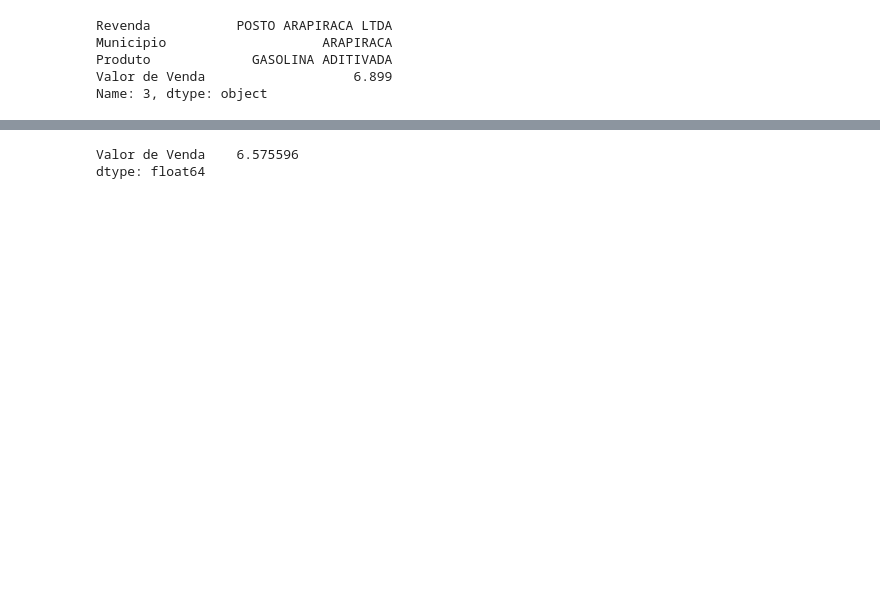
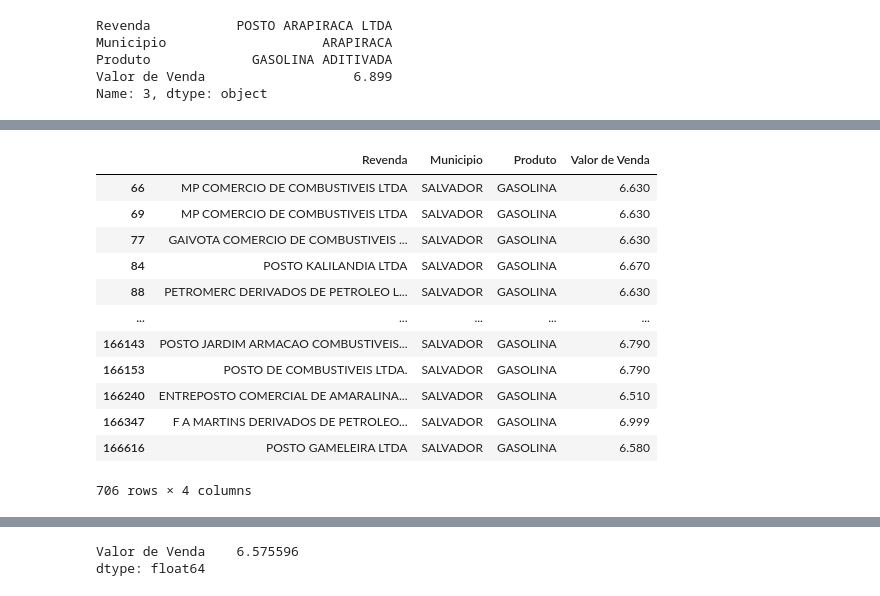
Before and after one commit to grazi-rodrigues/AnimaCursoDeExtensaoPythonPandas2023, a Jupyter notebook: Primeiro_Exemplo_em_Pandas.ipynb, the cells around one changed output, grey strips where cells are left out. Drawn from its saved outputs; the diff is of its cells as text; code cells hidden in the pictures; blank space fills up the shorter version.

```diff
--- a/Primeiro_Exemplo_em_Pandas.ipynb
+++ b/Primeiro_Exemplo_em_Pandas.ipynb
@@ -162 +249,18 @@ Name: 3, dtype: object
+# %%
+# Filtrando as linhas onde o Municipio seja SALVADOR e Produto seja GASOLINA
+ca_df.loc[(ca_df['Municipio'] == 'SALVADOR') & (ca_df['Produto'] == 'GASOLINA')]
+# %% [output]
+|  | Revenda | Municipio | Produto | Valor de Venda |
+| 66 | MP COMERCIO DE COMBUSTIVEIS LTDA | SALVADOR | GASOLINA | 6.630 |
+| 69 | MP COMERCIO DE COMBUSTIVEIS LTDA | SALVADOR | GASOLINA | 6.630 |
+| 77 | GAIVOTA COMERCIO DE COMBUSTIVEIS ... | SALVADOR | GASOLINA | 6.630 |
+| 84 | POSTO KALILANDIA LTDA | SALVADOR | GASOLINA | 6.670 |
+| 88 | PETROMERC DERIVADOS DE PETROLEO L... | SALVADOR | GASOLINA | 6.630 |
+| ... | ... | ... | ... | ... |
+| 166143 | POSTO JARDIM ARMACAO COMBUSTIVEIS... | SALVADOR | GASOLINA | 6.790 |
+| 166153 | POSTO DE COMBUSTIVEIS LTDA. | SALVADOR | GASOLINA | 6.790 |
+| 166240 | ENTREPOSTO COMERCIAL DE AMARALINA... | SALVADOR | GASOLINA | 6.510 |
+| 166347 | F A MARTINS DERIVADOS DE PETROLEO... | SALVADOR | GASOLINA | 6.999 |
+| 166616 | POSTO GAMELEIRA LTDA | SALVADOR | GASOLINA | 6.580 |
+706 rows × 4 columns
 # %%
```
Also changed, not shown: parts of 24 cells of this notebook.
